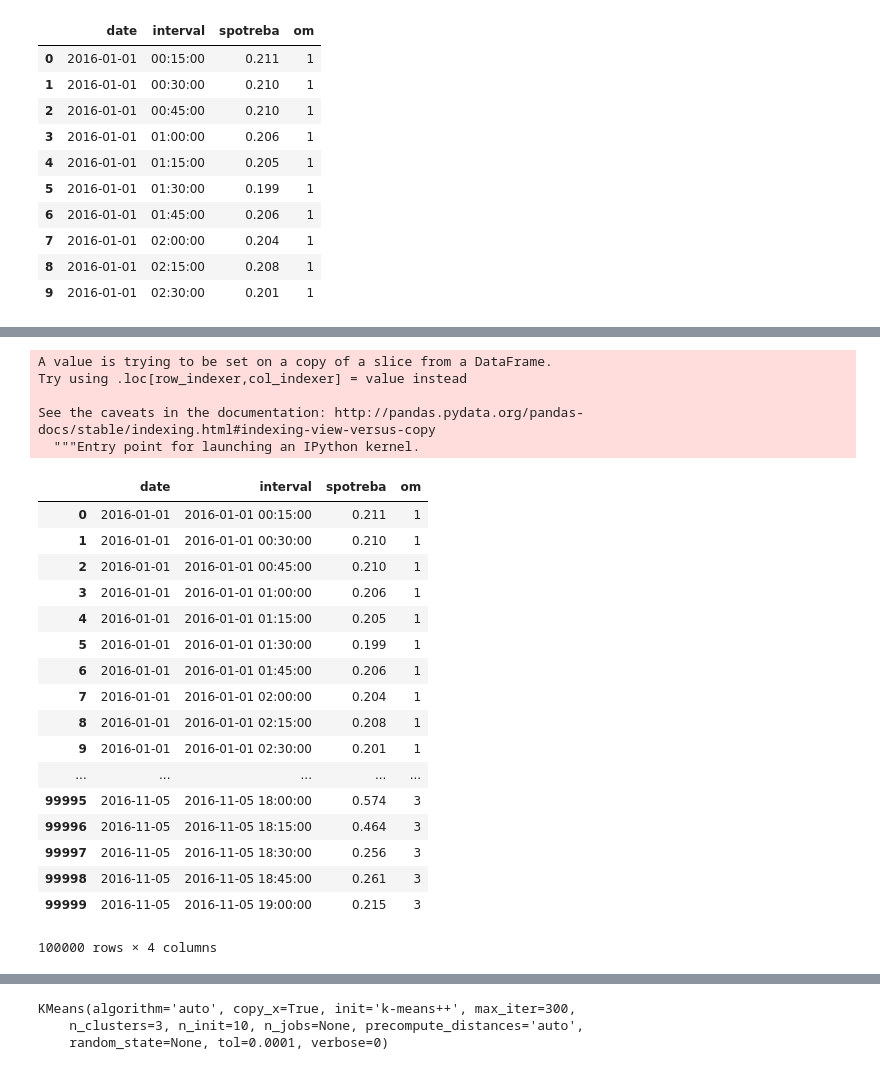
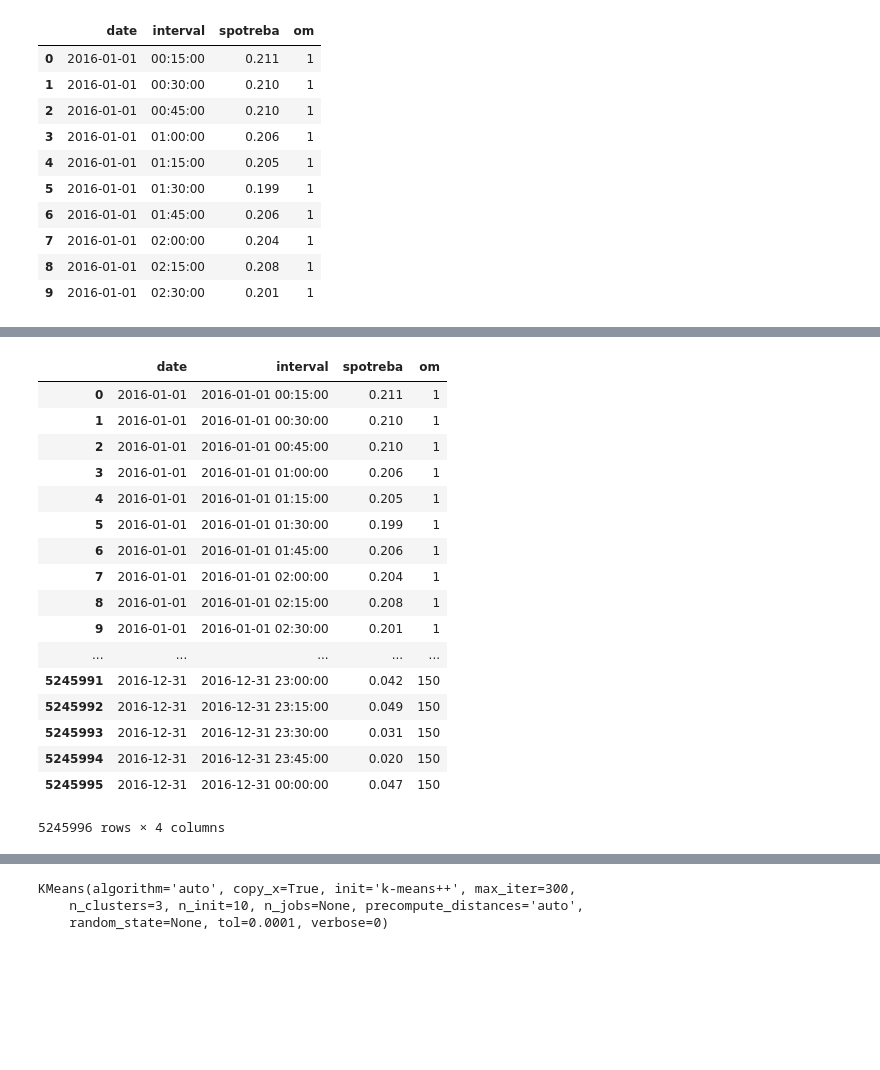
Before and after one commit to jurajkapasny/energy_hack_2018, a Jupyter notebook: clustering/clustering.ipynb, the cells around one changed output, grey strips where cells are left out. Cells and saved outputs as stored; diff of their text form; code cells hidden in the pictures; blank space fills up the shorter version.

```diff
--- a/clustering/clustering.ipynb
+++ b/clustering/clustering.ipynb
@@ -49,30 +21,24 @@ short
 # %%
-short['interval'] = short['date'] + ' ' + short['interval']
+om_data['interval'] = om_data['date'] + ' ' + om_data['interval']
-# %% [output]
-A value is trying to be set on a copy of a slice from a DataFrame.
-Try using .loc[row_indexer,col_indexer] = value instead
-
-See the caveats in the documentation: http://pandas.pydata.org/pandas-docs/stable/indexing.html#indexing-view-versus-copy
-  """Entry point for launching an IPython kernel.
-# %%
-short
-# %% [output]
-|  | date | interval | spotreba | om |
-| 0 | 2016-01-01 | 2016-01-01 00:15:00 | 0.211 | 1 |
-| 1 | 2016-01-01 | 2016-01-01 00:30:00 | 0.210 | 1 |
-| 2 | 2016-01-01 | 2016-01-01 00:45:00 | 0.210 | 1 |
-| 3 | 2016-01-01 | 2016-01-01 01:00:00 | 0.206 | 1 |
-| 4 | 2016-01-01 | 2016-01-01 01:15:00 | 0.205 | 1 |
-| 5 | 2016-01-01 | 2016-01-01 01:30:00 | 0.199 | 1 |
-| 6 | 2016-01-01 | 2016-01-01 01:45:00 | 0.206 | 1 |
-| 7 | 2016-01-01 | 2016-01-01 02:00:00 | 0.204 | 1 |
-| 8 | 2016-01-01 | 2016-01-01 02:15:00 | 0.208 | 1 |
-| 9 | 2016-01-01 | 2016-01-01 02:30:00 | 0.201 | 1 |
-| ... | ... | ... | ... | ... |
-| 99995 | 2016-11-05 | 2016-11-05 18:00:00 | 0.574 | 3 |
-| 99996 | 2016-11-05 | 2016-11-05 18:15:00 | 0.464 | 3 |
-| 99997 | 2016-11-05 | 2016-11-05 18:30:00 | 0.256 | 3 |
-| 99998 | 2016-11-05 | 2016-11-05 18:45:00 | 0.261 | 3 |
-| 99999 | 2016-11-05 | 2016-11-05 19:00:00 | 0.215 | 3 |
-100000 rows × 4 columns
+# %%
+om_data
+# %% [output]
+|  | date | interval | spotreba | om |
+| 0 | 2016-01-01 | 2016-01-01 00:15:00 | 0.211 | 1 |
+| 1 | 2016-01-01 | 2016-01-01 00:30:00 | 0.210 | 1 |
+| 2 | 2016-01-01 | 2016-01-01 00:45:00 | 0.210 | 1 |
+| 3 | 2016-01-01 | 2016-01-01 01:00:00 | 0.206 | 1 |
+| 4 | 2016-01-01 | 2016-01-01 01:15:00 | 0.205 | 1 |
+| 5 | 2016-01-01 | 2016-01-01 01:30:00 | 0.199 | 1 |
+| 6 | 2016-01-01 | 2016-01-01 01:45:00 | 0.206 | 1 |
+| 7 | 2016-01-01 | 2016-01-01 02:00:00 | 0.204 | 1 |
+| 8 | 2016-01-01 | 2016-01-01 02:15:00 | 0.208 | 1 |
+| 9 | 2016-01-01 | 2016-01-01 02:30:00 | 0.201 | 1 |
+| ... | ... | ... | ... | ... |
+| 5245991 | 2016-12-31 | 2016-12-31 23:00:00 | 0.042 | 150 |
+| 5245992 | 2016-12-31 | 2016-12-31 23:15:00 | 0.049 | 150 |
+| 5245993 | 2016-12-31 | 2016-12-31 23:30:00 | 0.031 | 150 |
+| 5245994 | 2016-12-31 | 2016-12-31 23:45:00 | 0.020 | 150 |
+| 5245995 | 2016-12-31 | 2016-12-31 00:00:00 | 0.047 | 150 |
+5245996 rows × 4 columns
 # %%
```
Also changed, not shown: parts of 13 cells of this notebook.
